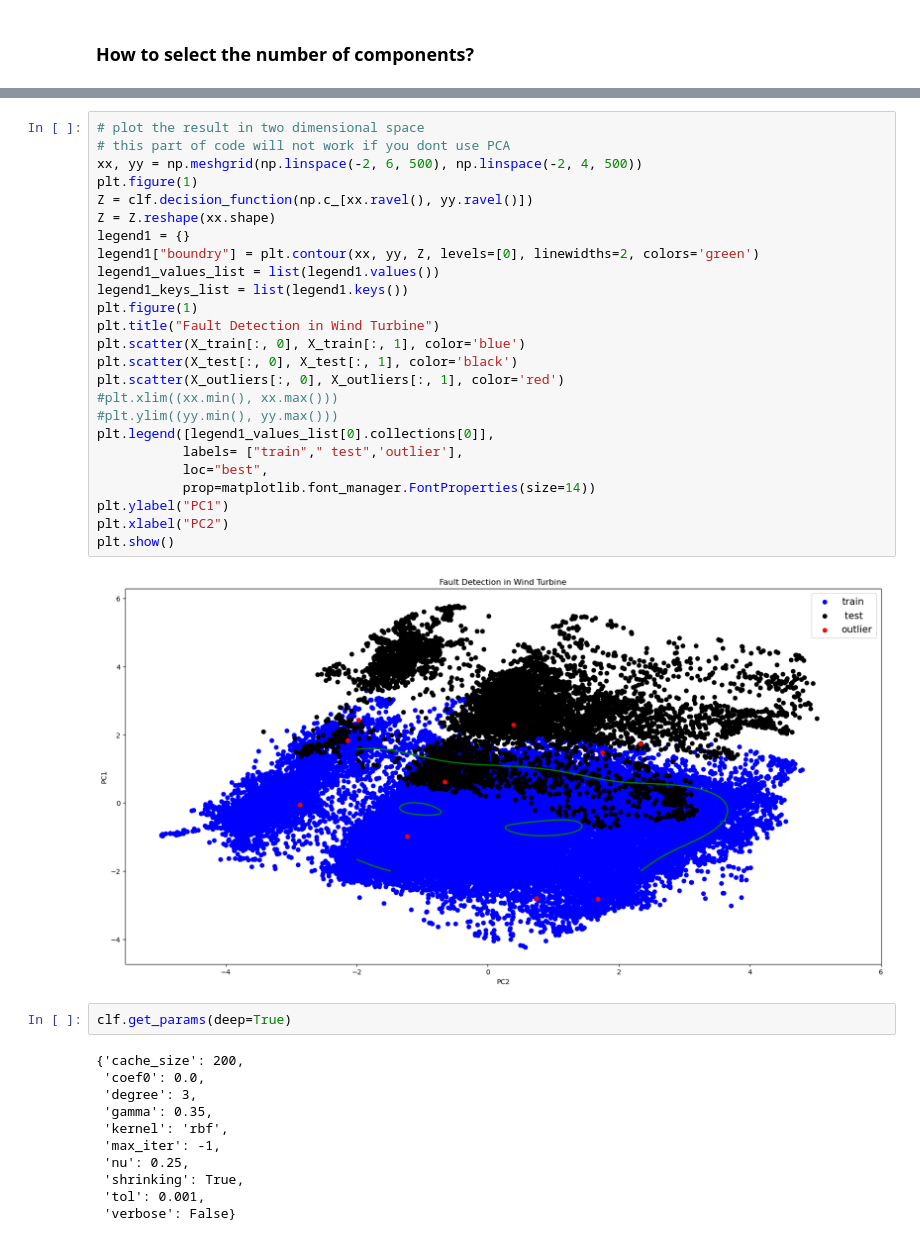
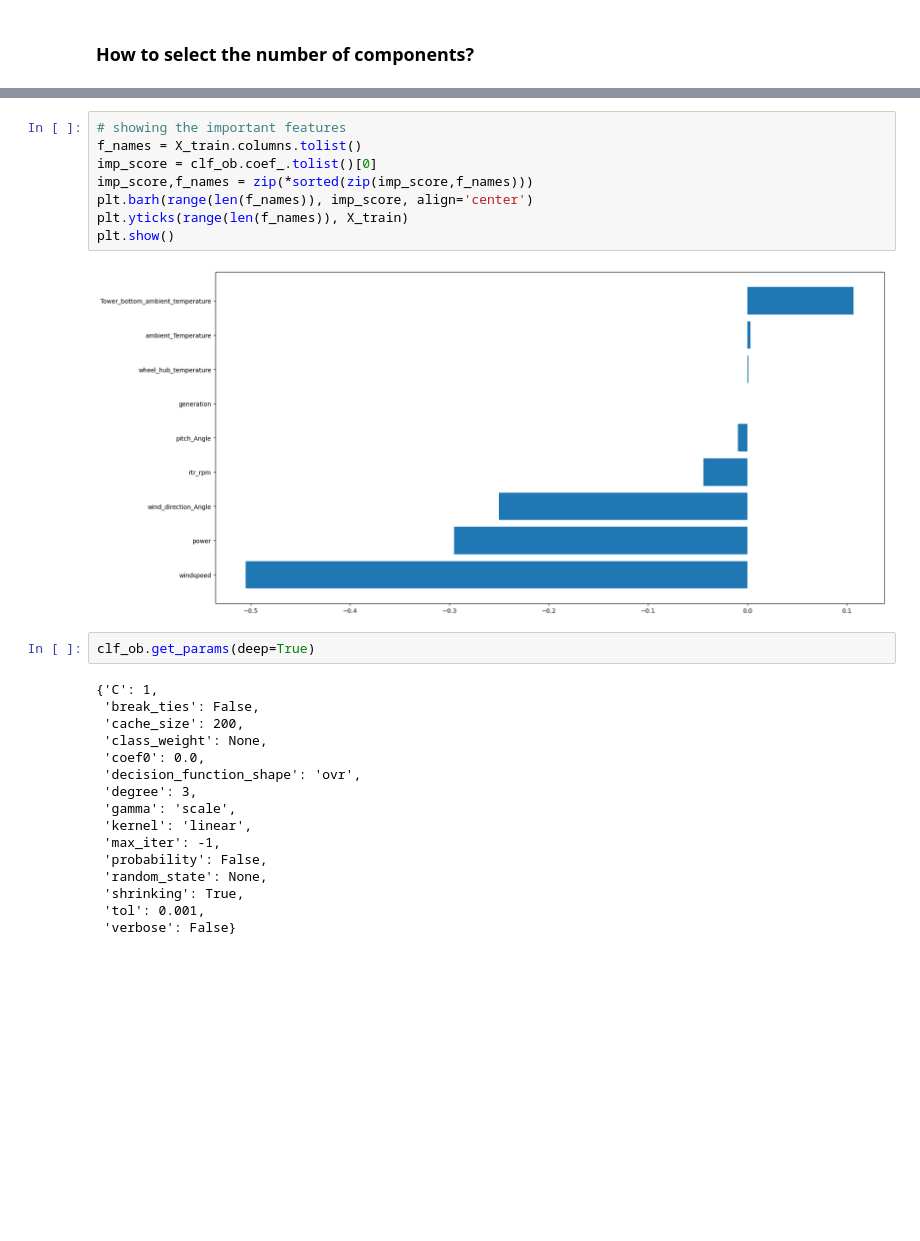
Before and after one commit to TejasPosupo/Data_Science, a Jupyter notebook: wind turbine fault detection/FaultDetection_wind.ipynb, the cells around one changed output, grey strips where cells are left out. Saved outputs shown, nothing was run; the diff lists cells and outputs as text; blank space fills up the shorter version.

```diff
--- a/wind turbine fault detection/FaultDetection_wind.ipynb
+++ b/wind turbine fault detection/FaultDetection_wind.ipynb
@@ -199,40 +274,28 @@ n_error_outliers = y_pred_outliers[y_pred_outliers == 1].size
-# %%
-# plot the result in two dimensional space
-# this part of code will not work if you dont use PCA
-xx, yy = np.meshgrid(np.linspace(-2, 6, 500), np.linspace(-2, 4, 500))
-plt.figure(1)
-Z = clf.decision_function(np.c_[xx.ravel(), yy.ravel()])
-Z = Z.reshape(xx.shape)
-legend1 = {}
-legend1["boundry"] = plt.contour(xx, yy, Z, levels=[0], linewidths=2, colors='green')
-legend1_values_list = list(legend1.values())
-legend1_keys_list = list(legend1.keys())
-plt.figure(1)
-plt.title("Fault Detection in Wind Turbine")
-plt.scatter(X_train[:, 0], X_train[:, 1], color='blue')
-plt.scatter(X_test[:, 0], X_test[:, 1], color='black')
-plt.scatter(X_outliers[:, 0], X_outliers[:, 1], color='red')
-#plt.xlim((xx.min(), xx.max()))
-#plt.ylim((yy.min(), yy.max()))
-plt.legend([legend1_values_list[0].collections[0]],
-           labels= ["train"," test",'outlier'],
-           loc="best",
-           prop=matplotlib.font_manager.FontProperties(size=14))
-plt.ylabel("PC1")
-plt.xlabel("PC2")
-plt.show()
-# %% [output]
-[figure, removed]
+# %%
+# showing the important features
+f_names = X_train.columns.tolist()
+imp_score = clf_ob.coef_.tolist()[0]
+imp_score,f_names = zip(*sorted(zip(imp_score,f_names)))
+plt.barh(range(len(f_names)), imp_score, align='center')
+plt.yticks(range(len(f_names)), X_train)
+plt.show()
+# %% [output]
+[figure, added]
 # %%
-clf.get_params(deep=True)
+clf_ob.get_params(deep=True)
 # %% [output]
-{'cache_size': 200,
+{'C': 1,
+ 'break_ties': False,
+ 'cache_size': 200,
+ 'class_weight': None,
  'coef0': 0.0,
+ 'decision_function_shape': 'ovr',
  'degree': 3,
- 'gamma': 0.35,
- 'kernel': 'rbf',
+ 'gamma': 'scale',
+ 'kernel': 'linear',
  'max_iter': -1,
- 'nu': 0.25,
+ 'probability': False,
+ 'random_state': None,
  'shrinking': True,
  'tol': 0.001,
  'verbose': False}
```
Also changed, not shown: parts of 21 cells of this notebook, 1 other file.
